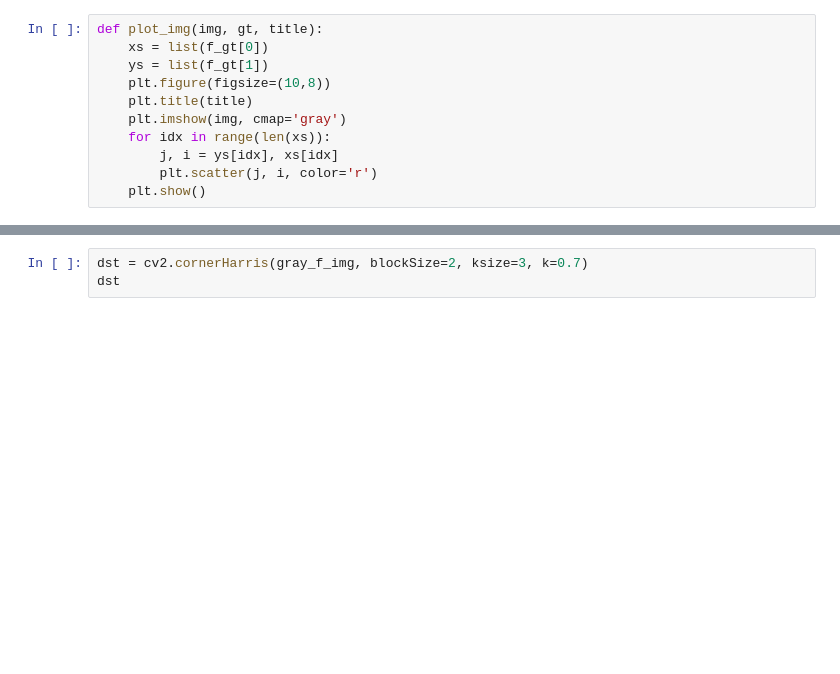
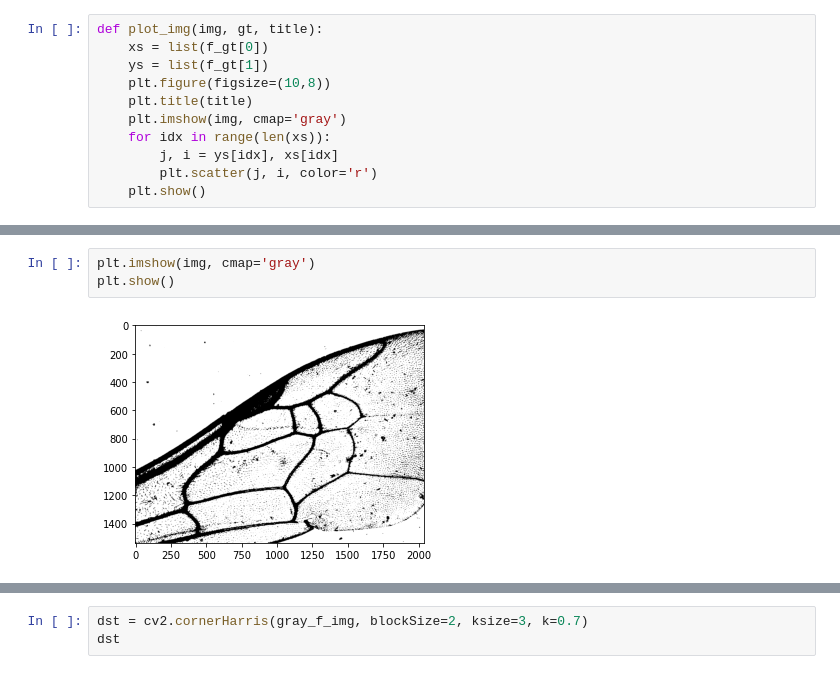
Before and after one commit to drguigui1/bee-wings-venation-matching, a Jupyter notebook: src/tests.ipynb, the cells around one changed output, grey strips where cells are left out. Cells and saved outputs as stored; diff of their text form; blank space fills up the shorter version.

```diff
--- a/src/tests.ipynb
+++ b/src/tests.ipynb
@@ -47,0 +64,5 @@ plot_img(gray_f_img, f_gt, title='')
+# %%
+plt.imshow(img, cmap='gray')
+plt.show()
+# %% [output]
+[figure, added]
```
Also changed, not shown: parts of 20 cells of this notebook.
